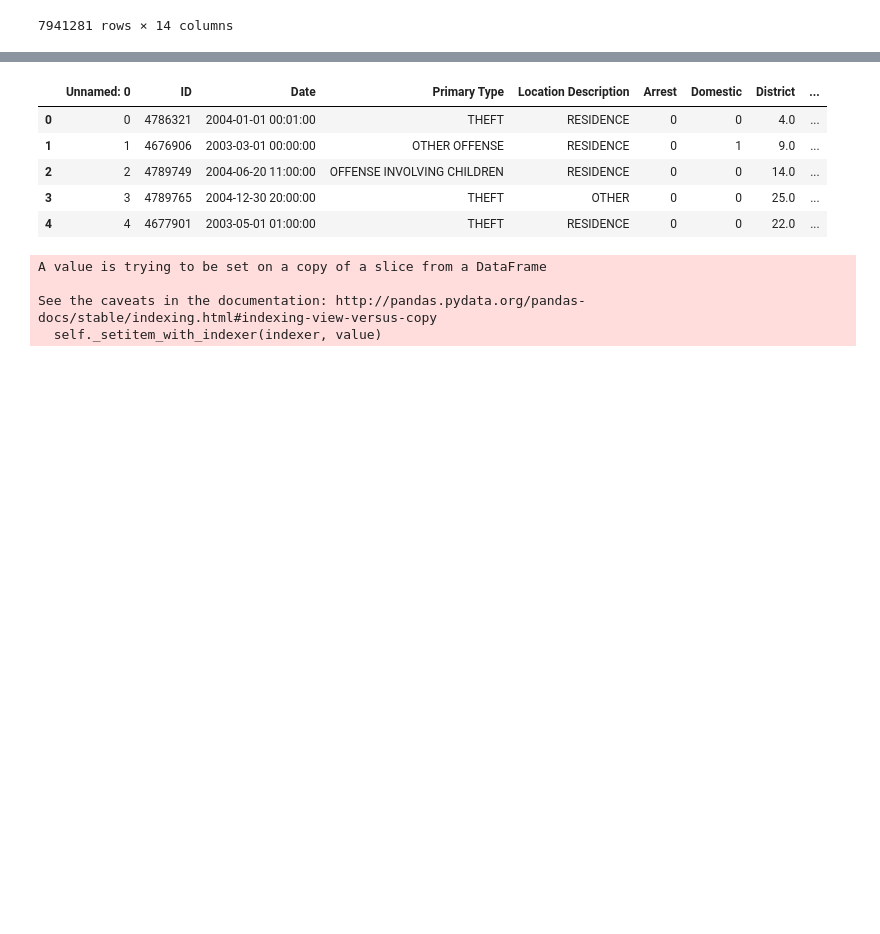
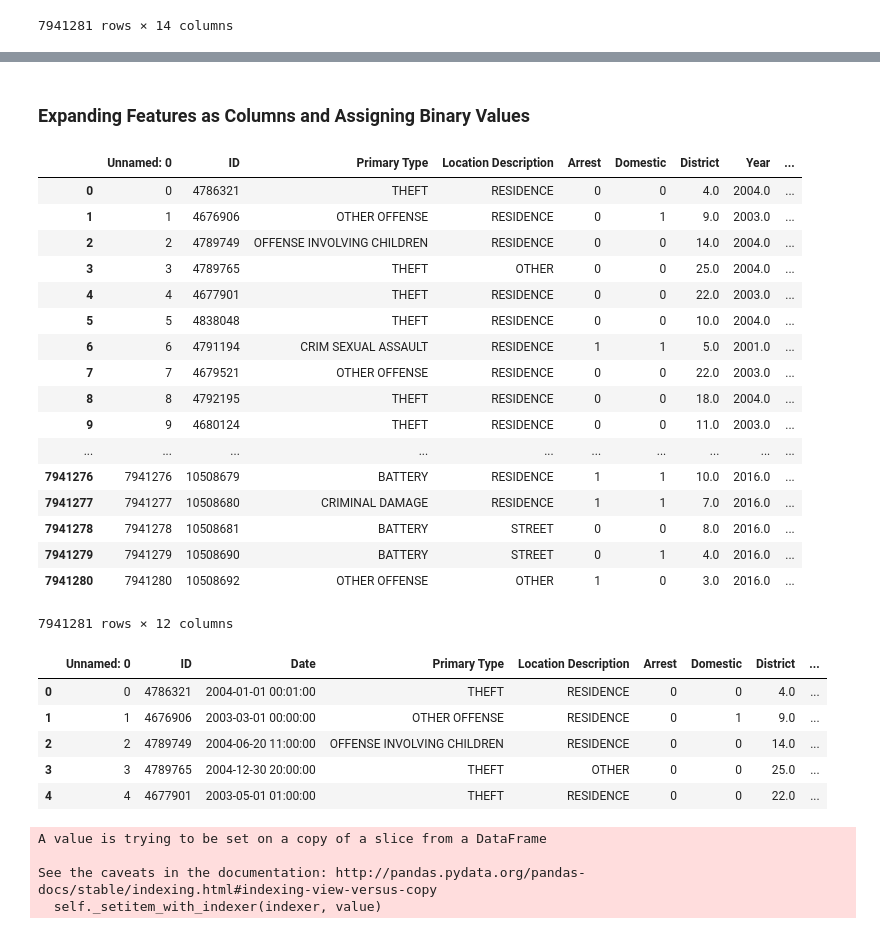
Before and after one commit to g1isgone/Unsupervised-MachineLearning, a Jupyter notebook: finalProject/Expanding Dimensions via Unnesting .ipynb, the cells around one changed output, grey strips where cells are left out. Saved outputs shown, nothing was run; the diff lists cells and outputs as text; code cells hidden in the pictures; blank space fills up the shorter version.

Commit message:
starting to expand features into columns and binarizing them

```diff
--- a/finalProject/Expanding Dimensions via Unnesting .ipynb
+++ b/finalProject/Expanding Dimensions via Unnesting .ipynb
@@ -506,3 +519,28 @@ dataset
+# %% [markdown]
+### Expanding Features as Columns and Assigning Binary Values
+# %%
+dataset = pd.read_csv("../../crimesInChicagoData/groupedLocDescription.csv")
+# %%
+dataset
+# %% [output]
+|  | Unnamed: 0 | ID | Primary Type | Location Description | Arrest | Domestic | District | Year | ... |
+| 0 | 0 | 4786321 | THEFT | RESIDENCE | 0 | 0 | 4.0 | 2004.0 | ... |
+| 1 | 1 | 4676906 | OTHER OFFENSE | RESIDENCE | 0 | 1 | 9.0 | 2003.0 | ... |
+| 2 | 2 | 4789749 | OFFENSE INVOLVING CHILDREN | RESIDENCE | 0 | 0 | 14.0 | 2004.0 | ... |
+| 3 | 3 | 4789765 | THEFT | OTHER | 0 | 0 | 25.0 | 2004.0 | ... |
+| 4 | 4 | 4677901 | THEFT | RESIDENCE | 0 | 0 | 22.0 | 2003.0 | ... |
+| 5 | 5 | 4838048 | THEFT | RESIDENCE | 0 | 0 | 10.0 | 2004.0 | ... |
+| 6 | 6 | 4791194 | CRIM SEXUAL ASSAULT | RESIDENCE | 1 | 1 | 5.0 | 2001.0 | ... |
+| 7 | 7 | 4679521 | OTHER OFFENSE | RESIDENCE | 0 | 0 | 22.0 | 2003.0 | ... |
+| 8 | 8 | 4792195 | THEFT | RESIDENCE | 0 | 0 | 18.0 | 2004.0 | ... |
+| 9 | 9 | 4680124 | THEFT | RESIDENCE | 0 | 0 | 11.0 | 2003.0 | ... |
+| ... | ... | ... | ... | ... | ... | ... | ... | ... | ... |
+| 7941276 | 7941276 | 10508679 | BATTERY | RESIDENCE | 1 | 1 | 10.0 | 2016.0 | ... |
+| 7941277 | 7941277 | 10508680 | CRIMINAL DAMAGE | RESIDENCE | 1 | 1 | 7.0 | 2016.0 | ... |
+| 7941278 | 7941278 | 10508681 | BATTERY | STREET | 0 | 0 | 8.0 | 2016.0 | ... |
+| 7941279 | 7941279 | 10508690 | BATTERY | STREET | 0 | 1 | 4.0 | 2016.0 | ... |
+| 7941280 | 7941280 | 10508692 | OTHER OFFENSE | OTHER | 1 | 0 | 3.0 | 2016.0 | ... |
+7941281 rows × 12 columns
 # %%
 #binaryExpansion(dataset, 'District', True)
 # %%
```
Also changed, not shown: parts of 3 cells of this notebook.
